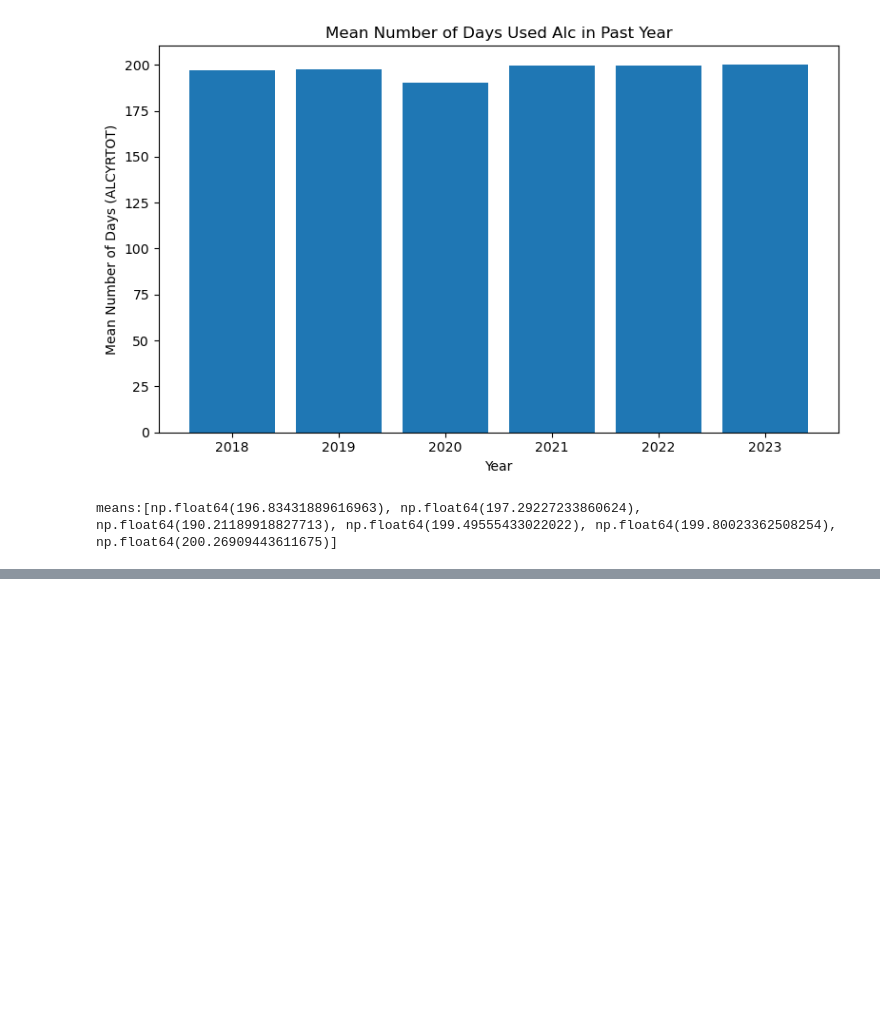
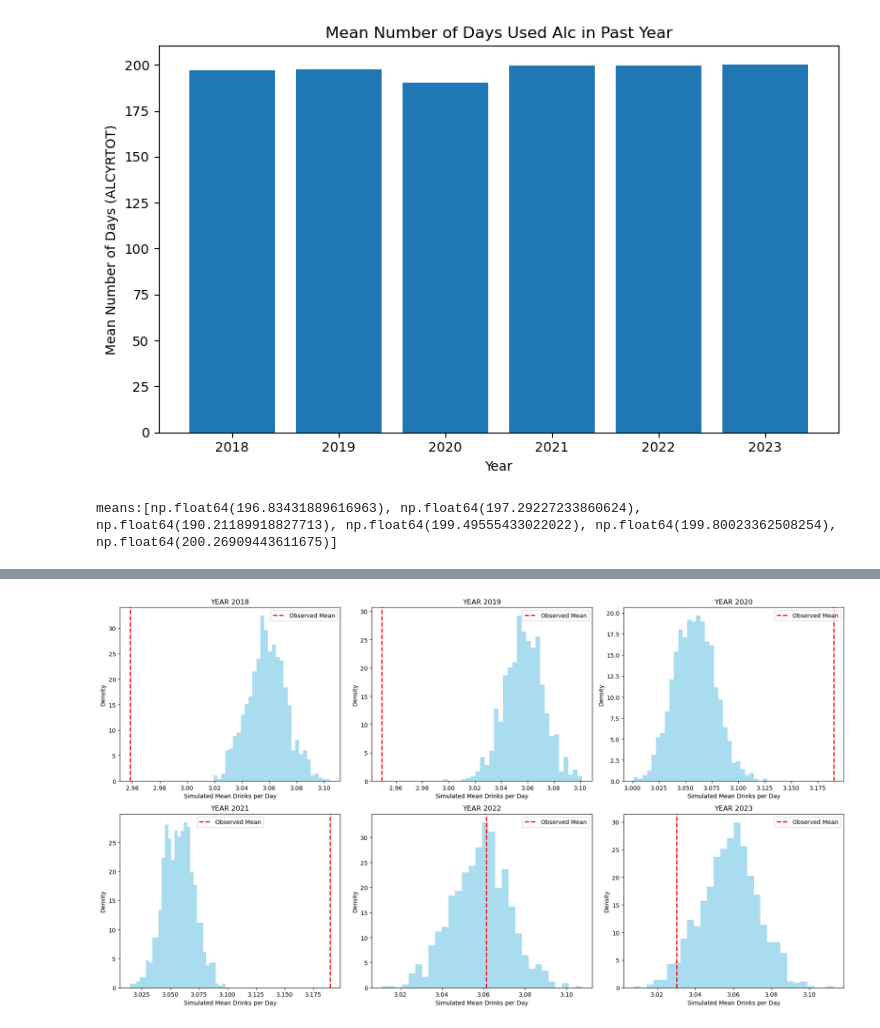
Before and after one commit to AdamTaylor1308/SEIS631_Final_Project, a Jupyter notebook: SEIS631FinalProject.ipynb, the cells around one changed output, grey strips where cells are left out. Cells and saved outputs as stored; diff of their text form; code cells hidden in the pictures; blank space fills up the shorter version.

```diff
--- a/SEIS631FinalProject.ipynb
+++ b/SEIS631FinalProject.ipynb
@@ -328,0 +320,11 @@ print(means)
+# %%
+aldaypwk_sim = long_aldaypwk_df.copy()
+
+aldaypwk_sim_years = aldaypwk_sim['YEAR'].unique()
+aldaypwk_sim_means = {year: [] for year in years}
+
+for i in range(1000):
+    aldaypwk_sim['ALDAYPWK'] = aldaypwk_sim['ALDAYPWK'].sample(frac=1, replace=False).values
+    sum_alday = aldaypwk_sim.groupby('YEAR')['ALDAYPWK'].mean()
+    for idx, val in sum_alday.items():
+        aldaypwk_sim_means[idx].append(val)
@@ -328,0 +357,38 @@ print(means)
+# %%
+sim_df_new_aldaypwk = pd.DataFrame({
+    'YEAR': [year for year, vals in aldaypwk_sim_means.items() for _ in vals],
+    'mean': [val for vals in aldaypwk_sim_means.values() for val in vals]})
+
+aldaypwk_observed_means = {
+    2018: 2.958294,
+    2019: 2.949328,
+    2020: 3.190237,
+    2021: 3.189827,
+    2022: 3.061274,
+    2023: 3.030221}
+
+years = sorted(aldaypwk_sim_means.keys())
+
+fig, axes = plt.subplots(2, 3, figsize=(18, 10))
+axes = axes.flatten()
+
+for ax, year in zip(axes, years):
+    # Extract simulated means for this year
+    data = sim_df_new_aldaypwk.loc[sim_df_new_aldaypwk['YEAR'] == year, 'mean']
+
+    # Histogram of simulation distribution
+    ax.hist(data, bins=30, alpha=0.7, density=True, color='skyblue')
+
+    # Observed mean line
+    ax.axvline(aldaypwk_observed_means[year], color='red', linestyle='--', linewidth=2, label='Observed Mean')
+
+    # Titles + labels
+    ax.set_title(f"YEAR {year}")
+    ax.set_xlabel("Simulated Mean Drinks per Day")
+    ax.set_ylabel("Density")
+    ax.legend()
+
+plt.tight_layout()
+plt.show()
+# %% [output]
+[figure, added]
```
Also changed, not shown: parts of 23 cells of this notebook, 2 other files.
